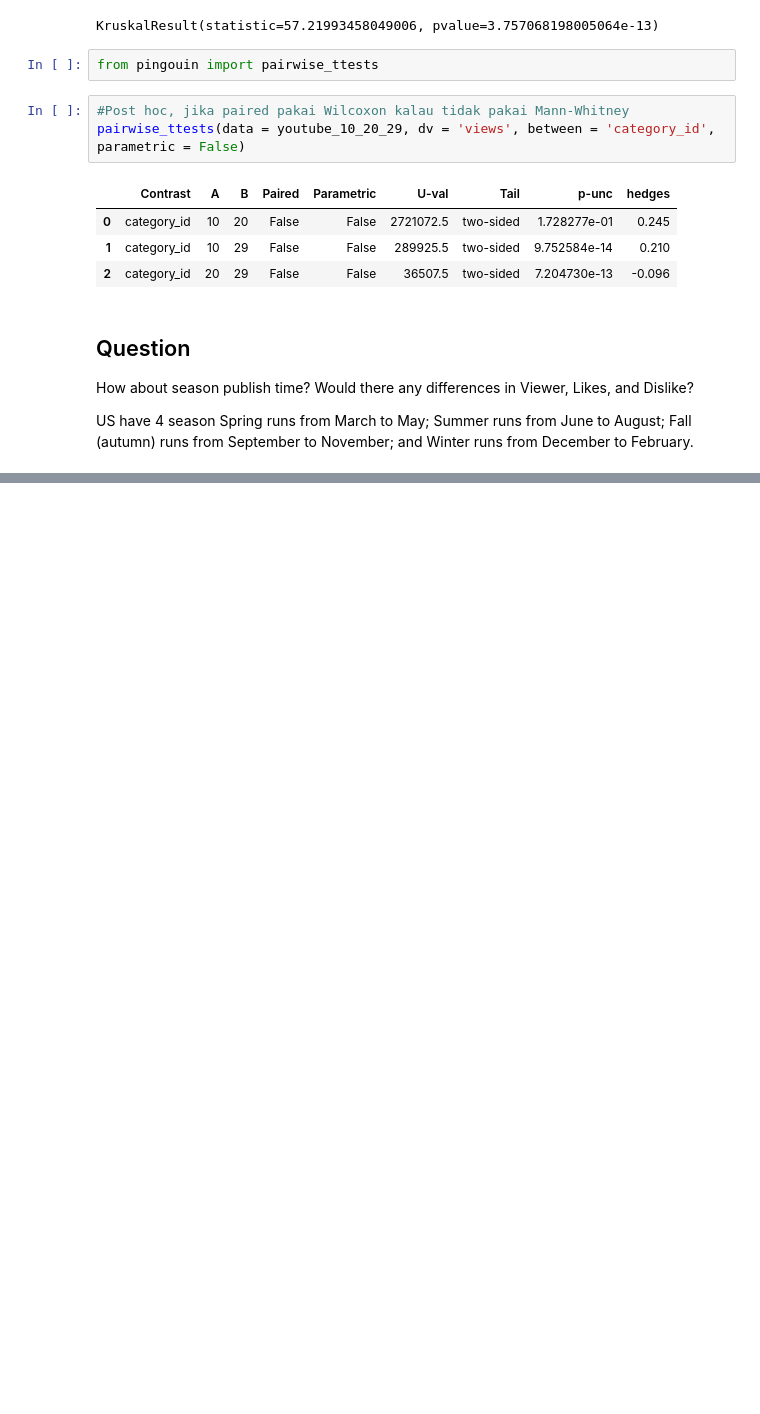
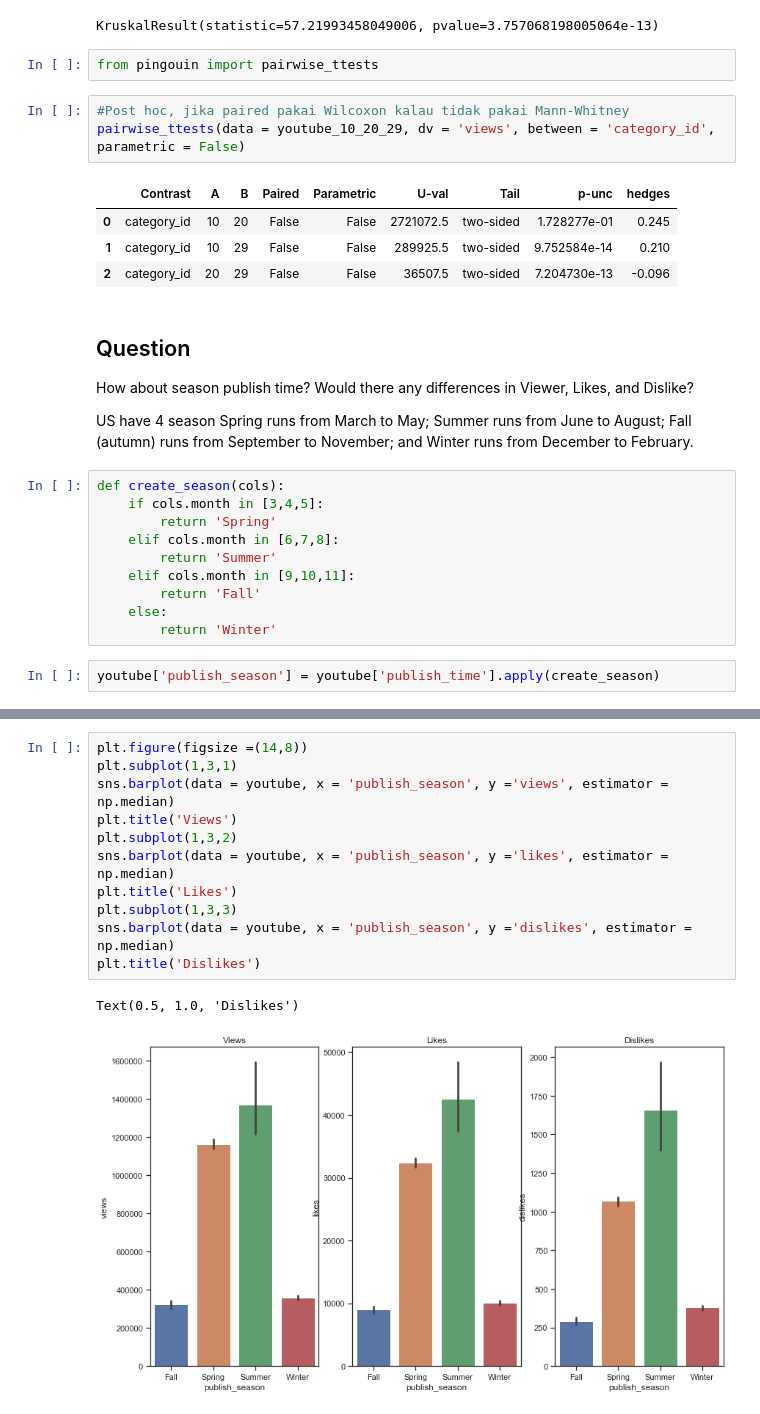
Before and after one commit to rahmanfp21/JC-DS-JKT-07, a Jupyter notebook: Seaborn_stat.ipynb, the cells around one changed output, grey strips where cells are left out. Drawn from its saved outputs; the diff is of its cells as text; blank space fills up the shorter version.

```diff
--- a/Seaborn_stat.ipynb
+++ b/Seaborn_stat.ipynb
@@ -729,3 +729,15 @@ Spring runs from March to May;
 Summer runs from June to August;
 Fall (autumn) runs from September to November; and
 Winter runs from December to February.
+# %%
+def create_season(cols):
+    if cols.month in [3,4,5]:
+        return 'Spring'
+    elif cols.month in [6,7,8]:
+        return 'Summer'
+    elif cols.month in [9,10,11]:
+        return 'Fall'
+    else:
+        return 'Winter'
+# %%
+youtube['publish_season'] = youtube['publish_time'].apply(create_season)
@@ -731,0 +832,14 @@ Winter runs from December to February.
+# %%
+plt.figure(figsize =(14,8))
+plt.subplot(1,3,1)
+sns.barplot(data = youtube, x = 'publish_season', y ='views', estimator = np.median)
+plt.title('Views')
+plt.subplot(1,3,2)
+sns.barplot(data = youtube, x = 'publish_season', y ='likes', estimator = np.median)
+plt.title('Likes')
+plt.subplot(1,3,3)
+sns.barplot(data = youtube, x = 'publish_season', y ='dislikes', estimator = np.median)
+plt.title('Dislikes')
+# %% [output]
+Text(0.5, 1.0, 'Dislikes')
+[figure, added]
```
Also changed, not shown: parts of 36 cells of this notebook, 1 other file.
